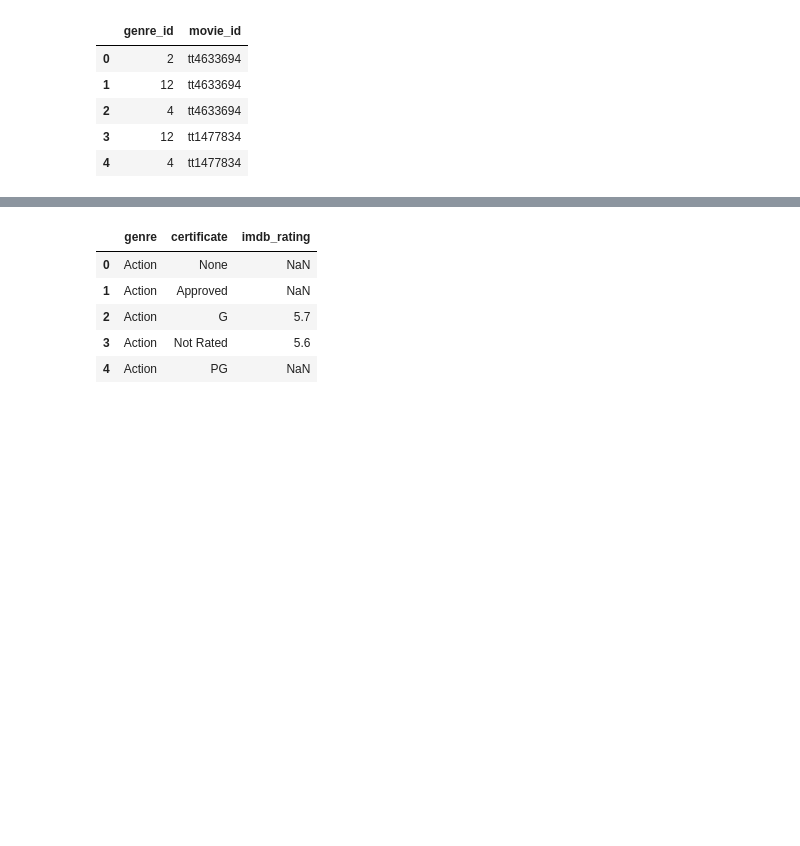
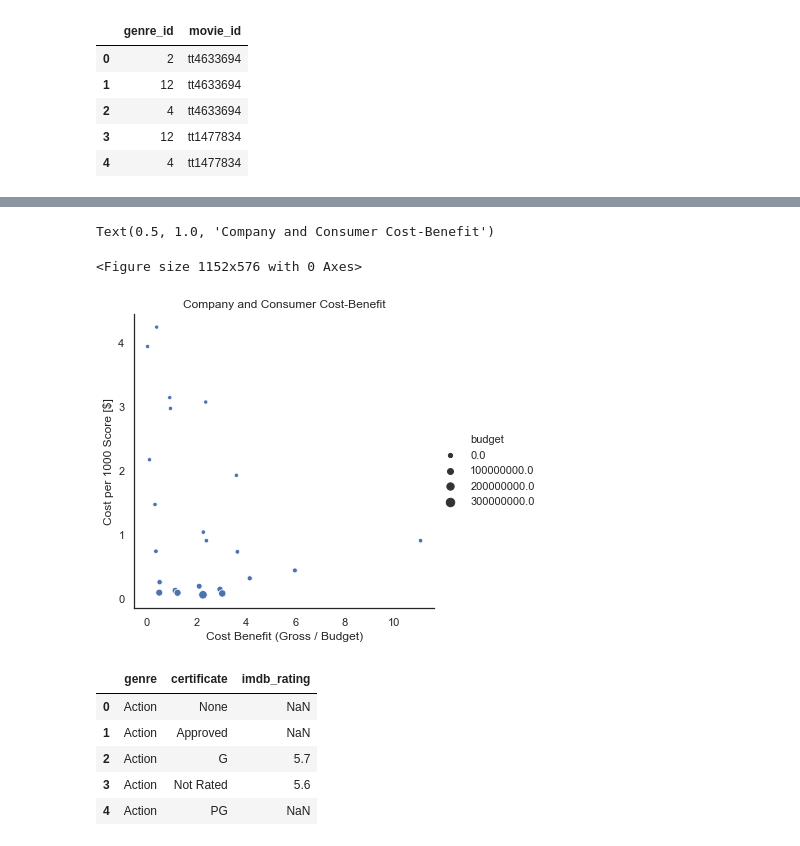
Before and after one commit to MsJacksonIYN/movies_mod1, a Jupyter notebook: EDA.ipynb, the cells around one changed output, grey strips where cells are left out. Cells and saved outputs as stored; diff of their text form; code cells hidden in the pictures; blank space fills up the shorter version.

```diff
--- a/EDA.ipynb
+++ b/EDA.ipynb
@@ -62,3 +132,19 @@ imdb_tmdb.head()
+# %%
+cb_plot_zoom = cb_plot.drop(cb_plot.index[cb_plot.shape[0]-1])
+cb_plot_zoom
+
+plt.figure(figsize=(16, 8))
+sns.set(style="white")
+ab = sns.relplot(x='cost_benefit',
+                 y='cost_per_1000_score',
+                 size='budget',
+                 data=cb_plot_zoom)
+ab.set_axis_labels('Cost Benefit (Gross / Budget)', 'Cost per 1000 Score [$]')
+plt.title('Company and Consumer Cost-Benefit')
+# %% [output]
+Text(0.5, 1.0, 'Company and Consumer Cost-Benefit')
+<Figure size 1152x576 with 0 Axes>
+[figure, added]
 # %%
 junction = pd.read_sql_query('''SELECT genre, certificate, imdb_rating FROM genres
                   LEFT JOIN movie_genres
```
Also changed, not shown: parts of 5 cells of this notebook.
